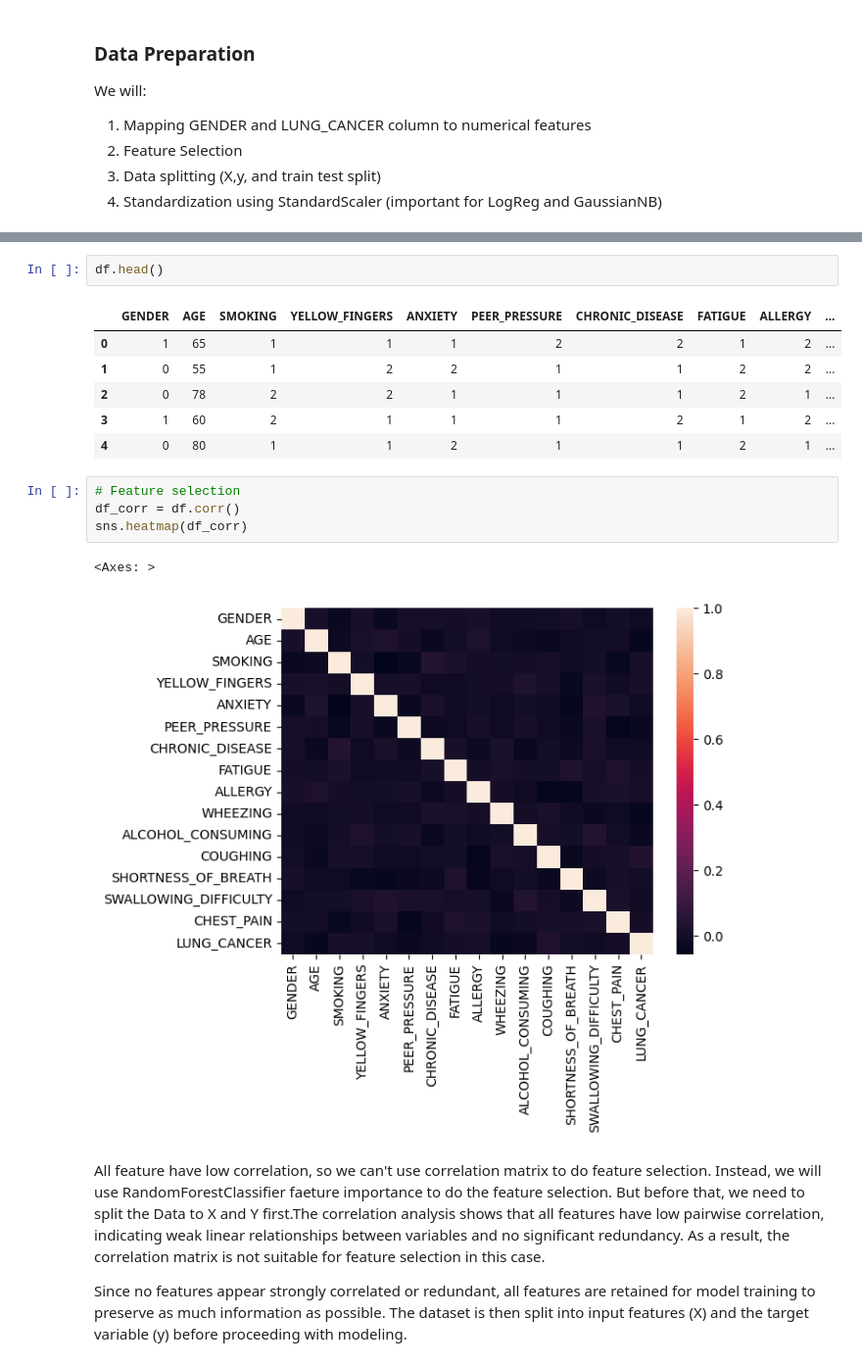
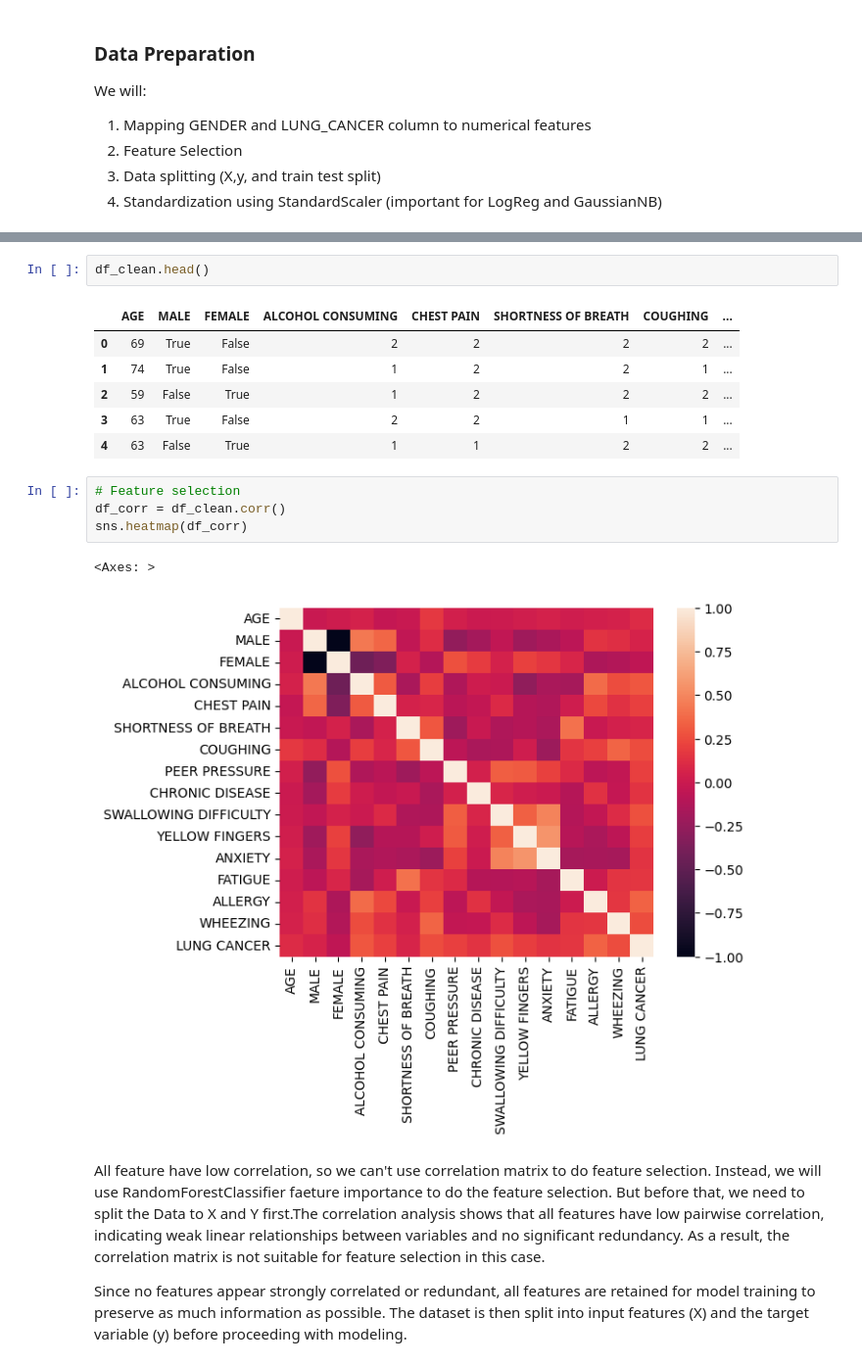
Before and after one commit to daff00/lung-cancer-classification, a Jupyter notebook: notebook/notebook.ipynb, the cells around one changed output, grey strips where cells are left out. Shown at 98% size. Saved outputs shown, nothing was run; the diff lists cells and outputs as text.

```diff
--- a/notebook/notebook.ipynb
+++ b/notebook/notebook.ipynb
@@ -230,19 +258,19 @@ memory usage: 375.1 KB
 # %%
-df.head()
+df_clean.head()
 # %% [output]
-|  | GENDER | AGE | SMOKING | YELLOW_FINGERS | ANXIETY | PEER_PRESSURE | CHRONIC_DISEASE | FATIGUE | ALLERGY | ... |
-| 0 | 1 | 65 | 1 | 1 | 1 | 2 | 2 | 1 | 2 | ... |
-| 1 | 0 | 55 | 1 | 2 | 2 | 1 | 1 | 2 | 2 | ... |
-| 2 | 0 | 78 | 2 | 2 | 1 | 1 | 1 | 2 | 1 | ... |
-| 3 | 1 | 60 | 2 | 1 | 1 | 1 | 2 | 1 | 2 | ... |
-| 4 | 0 | 80 | 1 | 1 | 2 | 1 | 1 | 2 | 1 | ... |
+|  | AGE | MALE | FEMALE | ALCOHOL CONSUMING | CHEST PAIN | SHORTNESS OF BREATH | COUGHING | ... |
+| 0 | 69 | True | False | 2 | 2 | 2 | 2 | ... |
+| 1 | 74 | True | False | 1 | 2 | 2 | 1 | ... |
+| 2 | 59 | False | True | 1 | 2 | 2 | 2 | ... |
+| 3 | 63 | True | False | 2 | 2 | 1 | 1 | ... |
+| 4 | 63 | False | True | 1 | 1 | 2 | 2 | ... |
 # %%
 # Feature selection
-df_corr = df.corr()
+df_corr = df_clean.corr()
 sns.heatmap(df_corr)
 # %% [output]
 <Axes: >
-[figure, old version]
+[figure, new version]
 # %% [markdown]
 All feature have low correlation, so we can't use correlation matrix to do feature selection. Instead, we will use RandomForestClassifier faeture importance to do the feature selection. But before that, we need to split the Data to X and Y first.The correlation analysis shows that all features have low pairwise correlation, indicating weak linear relationships between variables and no significant redundancy. As a result, the correlation matrix is not suitable for feature selection in this case.
 
```
Also changed, not shown: parts of 16 cells of this notebook, 2 other files.
